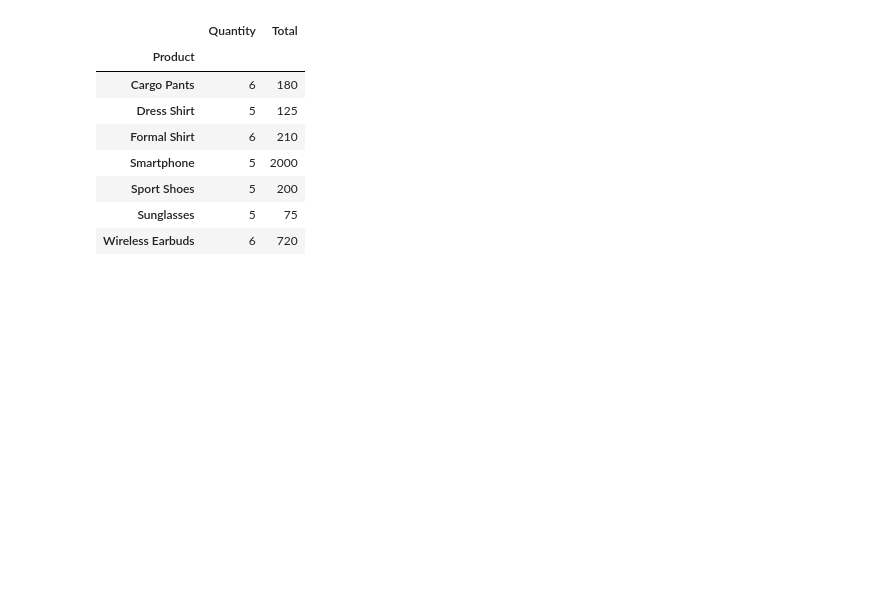
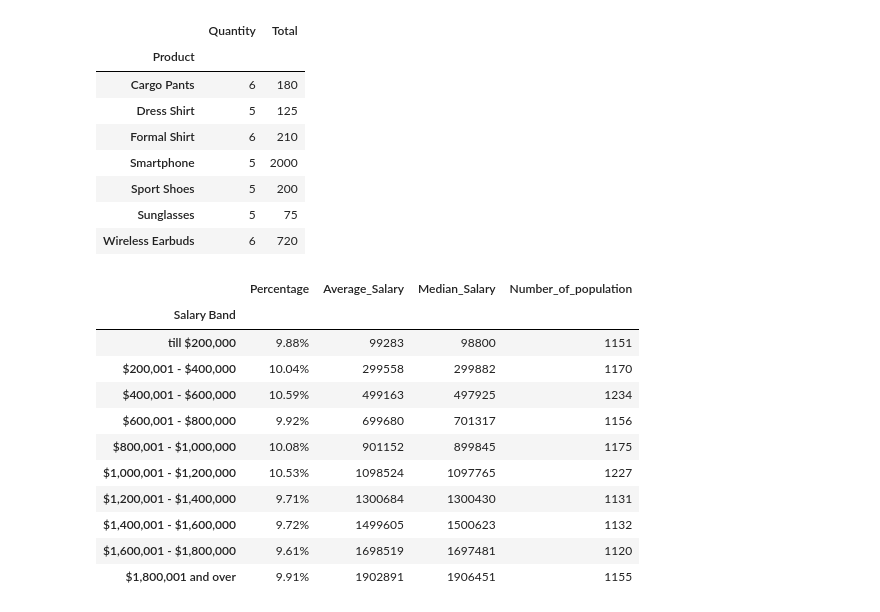
Before and after one commit to JamshidVahobov/pythonhomeworks, a Jupyter notebook: lesson-19/homework/homework19.ipynb, the cells around one changed output. Cells and saved outputs as stored; diff of their text form; code cells hidden in the pictures; blank space fills up the shorter version.

```diff
--- a/lesson-19/homework/homework19.ipynb
+++ b/lesson-19/homework/homework19.ipynb
@@ -88,0 +115,29 @@ df.groupby('Product').agg({'Quantity':'sum','Total':'sum'}).query('Quantity >= 5
+# %%
+population_grouped = population.groupby('Salary Band').agg(
+    Percentage=pd.NamedAgg(column='id', aggfunc='count'),
+    Average_Salary=pd.NamedAgg(column='salary', aggfunc='mean'),
+    Median_Salary=pd.NamedAgg(column='salary', aggfunc='median'),
+    Number_of_population=pd.NamedAgg(column='id', aggfunc='count')
+)
+
+# Calculate percentage
+total_count = population_grouped['Percentage'].sum()
+population_grouped['Percentage'] = (population_grouped['Percentage'] / total_count) * 100
+
+population_grouped['Average_Salary'] = population_grouped['Average_Salary'].astype(int)
+population_grouped['Median_Salary'] = population_grouped['Median_Salary'].astype(int)
+population_grouped['Percentage'] = population_grouped['Percentage'].map("{:.2f}%".format)
+population_grouped
+# %% [output]
+|  | Percentage | Average_Salary | Median_Salary | Number_of_population |
+| Salary Band |  |  |  |  |
+| till $200,000 | 9.88% | 99283 | 98800 | 1151 |
+| $200,001 - $400,000 | 10.04% | 299558 | 299882 | 1170 |
+| $400,001 - $600,000 | 10.59% | 499163 | 497925 | 1234 |
+| $600,001 - $800,000 | 9.92% | 699680 | 701317 | 1156 |
+| $800,001 - $1,000,000 | 10.08% | 901152 | 899845 | 1175 |
+| $1,000,001 - $1,200,000 | 10.53% | 1098524 | 1097765 | 1227 |
+| $1,200,001 - $1,400,000 | 9.71% | 1300684 | 1300430 | 1131 |
+| $1,400,001 - $1,600,000 | 9.72% | 1499605 | 1500623 | 1132 |
+| $1,600,001 - $1,800,000 | 9.61% | 1698519 | 1697481 | 1120 |
+| $1,800,001 and over | 9.91% | 1902891 | 1906451 | 1155 |
```
Also changed, not shown: parts of 5 cells of this notebook.
